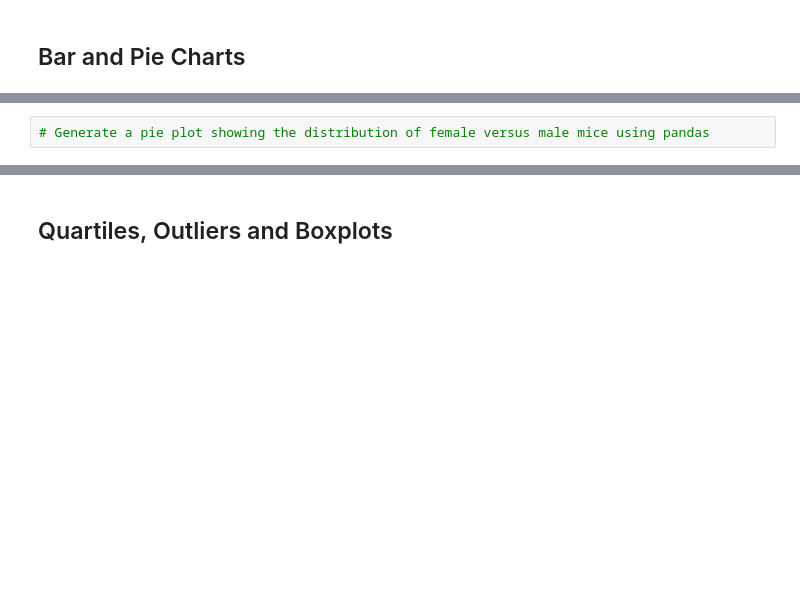
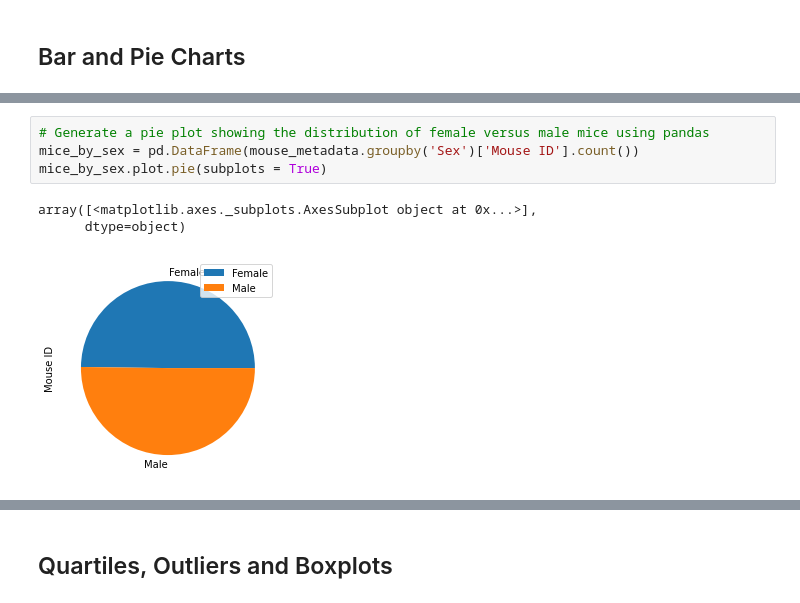
Before and after one commit to zachherington/matplotlib-challenge, a Jupyter notebook: Homework/Pymaceuticals/pymaceuticals_hw_submission.ipynb, the cells around one changed output, grey strips where cells are left out. Saved outputs shown, nothing was run; the diff lists cells and outputs as text; blank space fills up the shorter version.

```diff
--- a/Homework/Pymaceuticals/pymaceuticals_hw_submission.ipynb
+++ b/Homework/Pymaceuticals/pymaceuticals_hw_submission.ipynb
@@ -107,4 +116,10 @@ ValueError: arrays must all be same length
 # %%
 # Generate a pie plot showing the distribution of female versus male mice using pandas
+mice_by_sex = pd.DataFrame(mouse_metadata.groupby('Sex')['Mouse ID'].count())
+mice_by_sex.plot.pie(subplots = True)
+# %% [output]
+array([<matplotlib.axes._subplots.AxesSubplot object at 0x...>],
+      dtype=object)
+[figure, added]
 # %%
 # Generate a pie plot showing the distribution of female versus male mice using pyplot
```
Also changed, not shown: parts of 5 cells of this notebook.
